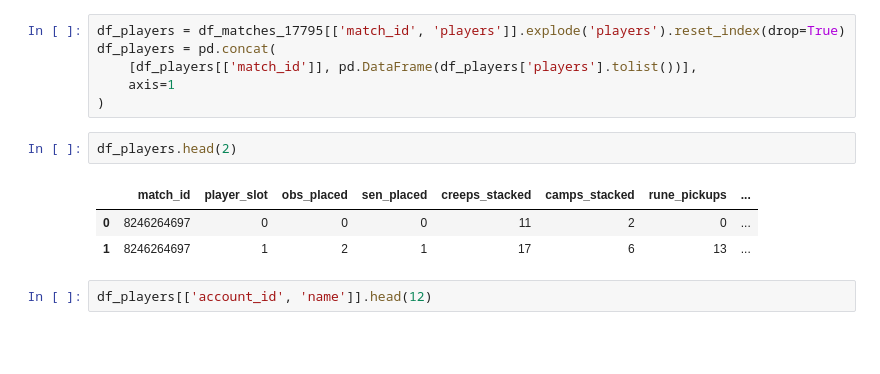
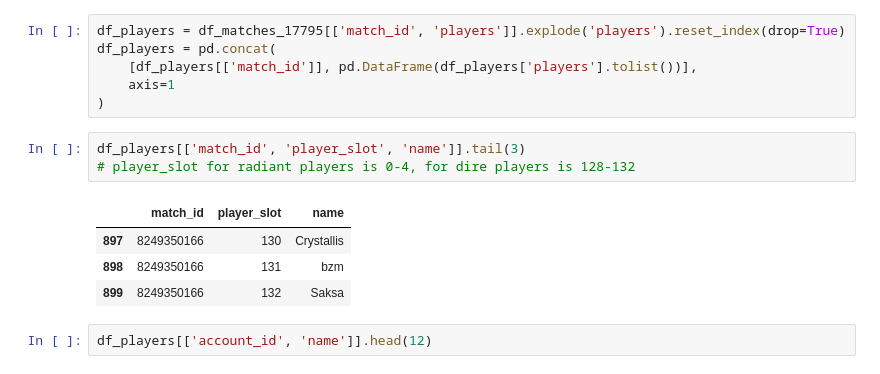
Before and after one commit to Burny101/dota-fantasy, a Jupyter notebook: exploration.ipynb, the cells around one changed output. Saved outputs shown, nothing was run; the diff lists cells and outputs as text; blank space fills up the shorter version.

```diff
--- a/exploration.ipynb
+++ b/exploration.ipynb
@@ -273,11 +277,13 @@ df_players = pd.concat(
 	axis=1
 )
 # %%
-df_players.head(2)
+df_players[['match_id', 'player_slot', 'name']].tail(3)
+# player_slot for radiant players is 0-4, for dire players is 128-132
 # %% [output]
-|  | match_id | player_slot | obs_placed | sen_placed | creeps_stacked | camps_stacked | rune_pickups | ... |
-| 0 | 8246264697 | 0 | 0 | 0 | 11 | 2 | 0 | ... |
-| 1 | 8246264697 | 1 | 2 | 1 | 17 | 6 | 13 | ... |
+|  | match_id | player_slot | name |
+| 897 | 8249350166 | 130 | Crystallis |
+| 898 | 8249350166 | 131 | bzm |
+| 899 | 8249350166 | 132 | Saksa |
 # %%
 df_players[['account_id', 'name']].head(12)
 # %% [output]
```
Also changed, not shown: parts of 6 cells of this notebook.
